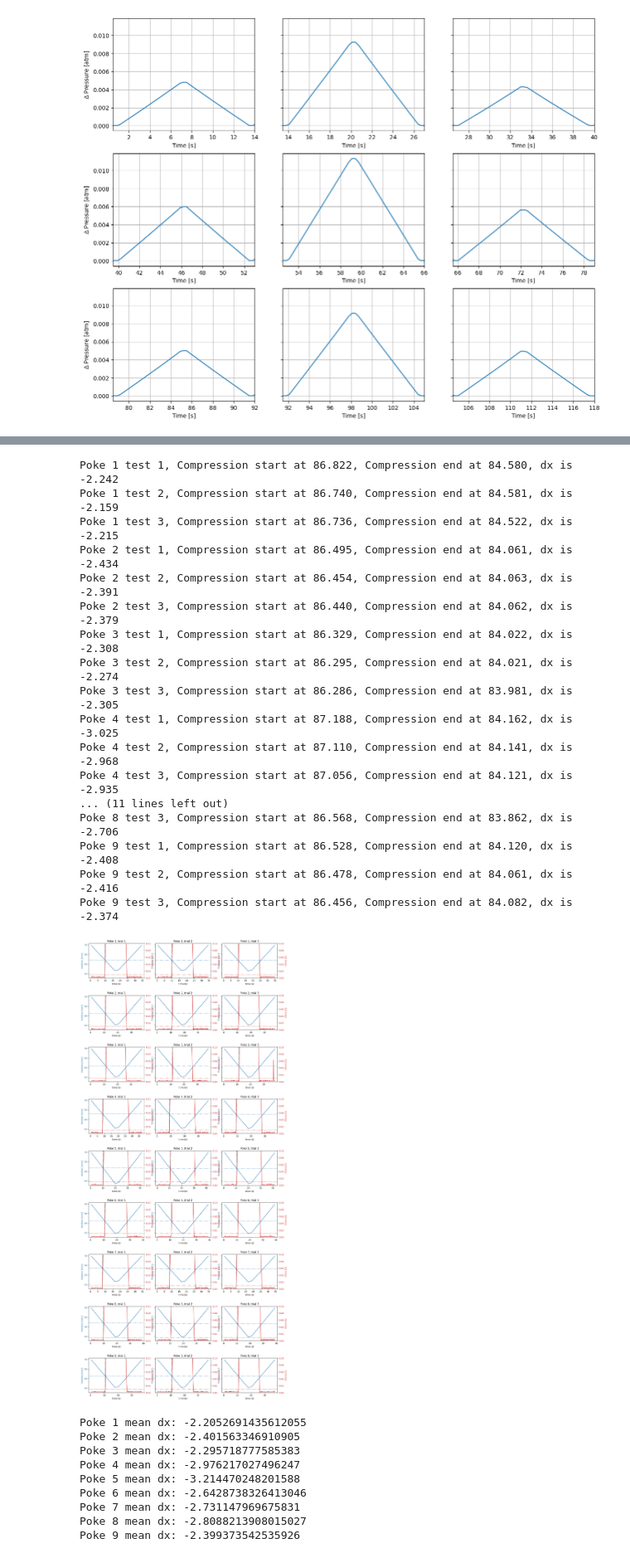
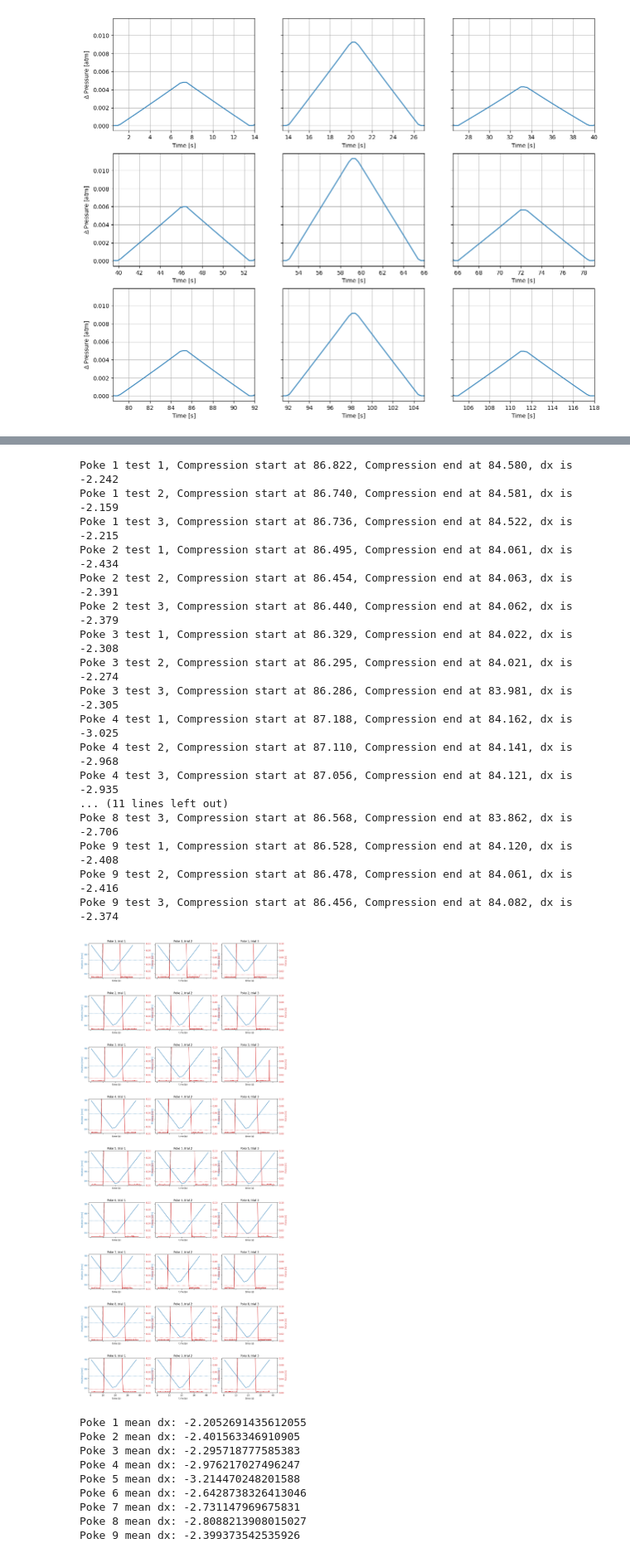
Before and after one commit to merge-lab/polyfem-FI-sim, a Jupyter notebook: Notebooks/thighpad_poke_tests.ipynb, the cells around one changed output, grey strips where cells are left out. Shown at 83% size. Drawn from its saved outputs; the diff is of its cells as text; code cells hidden in the pictures.

```diff
--- a/Notebooks/thighpad_poke_tests.ipynb
+++ b/Notebooks/thighpad_poke_tests.ipynb
@@ -17,7 +17,7 @@ v_0 = get_volume_at_time(reader, 0, id_interior)
 ps = []
 vs = []
 # %%
-read_from_pvd = True
+read_from_pvd = False
 csv_path = "../PolyFEM/Thigh-pad/six-channel/sim_outputs/sim_nine_poke_test_ignore_cavity_try7/sim_pressures.csv"
 
 if read_from_pvd:
@@ -89,7 +89,7 @@ for file_path in folder_path.iterdir():
         i_repeat = int(file_path.stem[16])
         list_poke_dfs[i_poke - 1][i_repeat - 1] = pd.read_csv(file_path)
 # %%
-# Plot pressure vs time and force vs time for all three trials of poke 1
+# Plot position vs time and force vs time for all three trials of poke 1
 def plot_pos_and_force_over_time(df_data, ax1):
 
     color = 'tab:blue'
@@ -123,7 +123,7 @@ N_repeats = 3
 
 mat_dxs = np.zeros([N_pokes, N_repeats])
 
-fig, axs = plt.subplots(nrows=N_pokes, ncols=N_repeats, figsize=(15, 4*N_pokes), sharey=True)
+fig, axs = plt.subplots(nrows=N_pokes, ncols=N_repeats, figsize=(15, 4*N_pokes), sharey=True, sharex=True)
 for i_poke in range(N_pokes):
     for i_repeat in range(N_repeats):
         df_data_i = list_poke_dfs[i_poke][i_repeat]
@@ -134,34 +134,34 @@ for i_poke in range(N_pokes):
         ax2.set_ylim([0, 0.1])
         i_compression_start, x_compression_start, x_bottom = get_compression_posns(df_data_i, force_threshold)
         dx_compression = x_bottom - x_compression_start
 
         print(f"Poke {i_poke+1} test {i_repeat+1}, Compression start at {x_compression_start:.3f}, Compression end at {x_bottom:.3f}, dx is {dx_compression:.3f}")
         ax1.axhline(y=x_compression_start, color="tab:blue", linestyle=":")
         ax2.axhline(y=force_threshold, color="tab:red", linestyle=":")
         ax1.axvline(x=df_data_i["time_s"][i_compression_start], color="k", linestyle=":")
 
         mat_dxs[i_poke, i_repeat] = dx_compression
 
 fig.subplots_adjust(hspace=0.5)
 # %% [output]
 Poke 1 test 1, Compression start at 86.822, Compression end at 84.580, dx is -2.242
 Poke 1 test 2, Compression start at 86.740, Compression end at 84.581, dx is -2.159
 Poke 1 test 3, Compression start at 86.736, Compression end at 84.522, dx is -2.215
 Poke 2 test 1, Compression start at 86.495, Compression end at 84.061, dx is -2.434
 Poke 2 test 2, Compression start at 86.454, Compression end at 84.063, dx is -2.391
 Poke 2 test 3, Compression start at 86.440, Compression end at 84.062, dx is -2.379
 Poke 3 test 1, Compression start at 86.329, Compression end at 84.022, dx is -2.308
 Poke 3 test 2, Compression start at 86.295, Compression end at 84.021, dx is -2.274
 Poke 3 test 3, Compression start at 86.286, Compression end at 83.981, dx is -2.305
 Poke 4 test 1, Compression start at 87.188, Compression end at 84.162, dx is -3.025
 Poke 4 test 2, Compression start at 87.110, Compression end at 84.141, dx is -2.968
 Poke 4 test 3, Compression start at 87.056, Compression end at 84.121, dx is -2.935
 ... (11 lines left out)
 Poke 8 test 3, Compression start at 86.568, Compression end at 83.862, dx is -2.706
 Poke 9 test 1, Compression start at 86.528, Compression end at 84.120, dx is -2.408
 Poke 9 test 2, Compression start at 86.478, Compression end at 84.061, dx is -2.416
 Poke 9 test 3, Compression start at 86.456, Compression end at 84.082, dx is -2.374
-[figure, old version]
+[figure, new version]
 # %%
 mean_dxs = np.mean(mat_dxs, 1)
 
```
Also changed, not shown: 4 other files.
